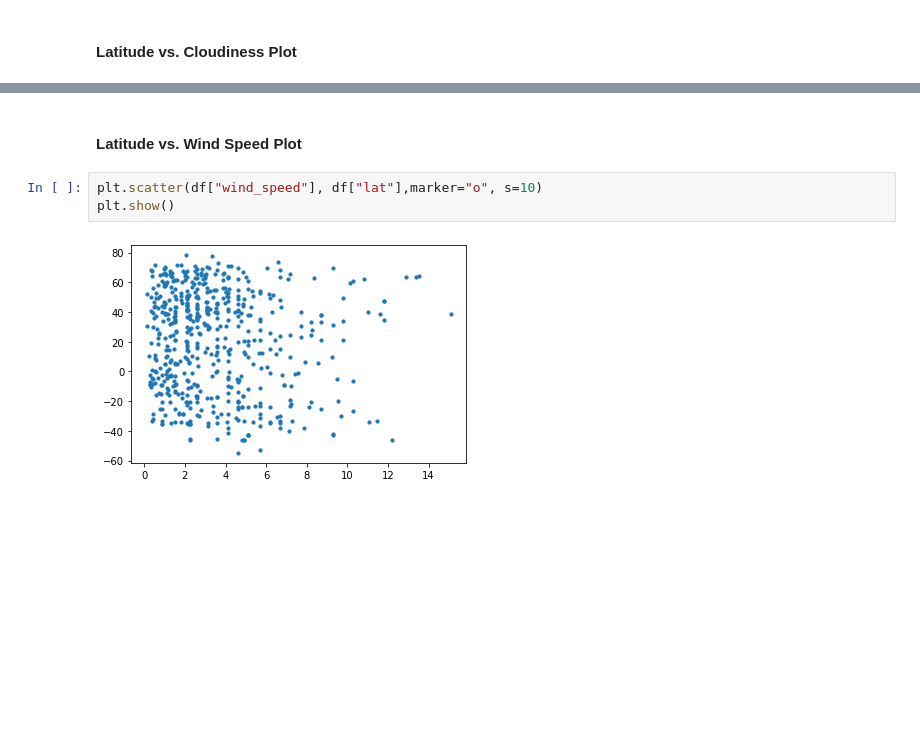
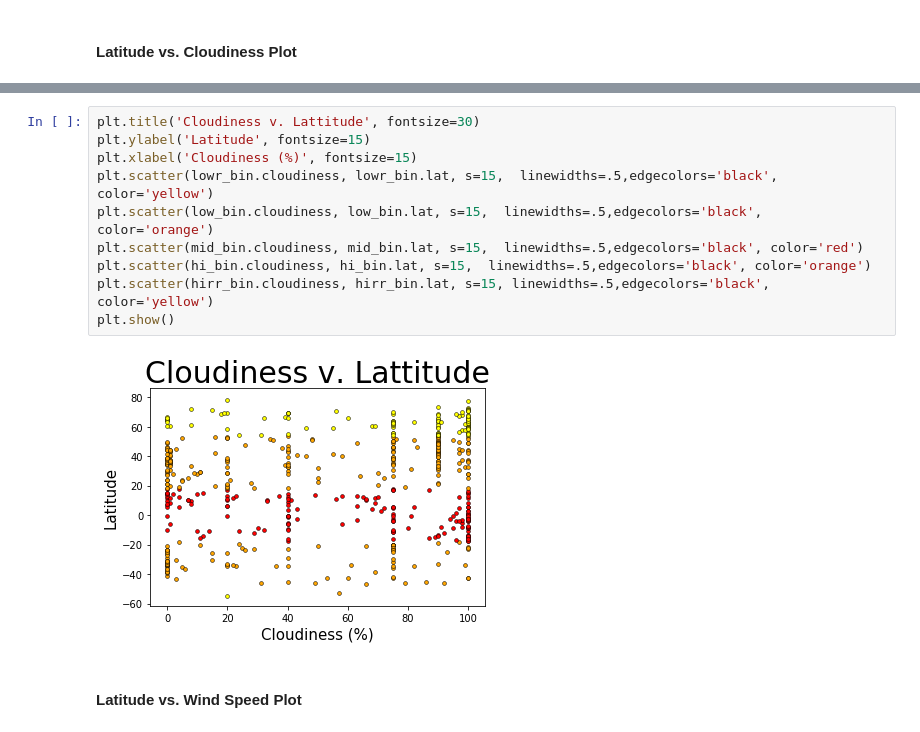
Before and after one commit to misinglink/python_API_challenge, a Jupyter notebook: WeatherPy.ipynb, the cells around one changed output, grey strips where cells are left out. Saved outputs shown, nothing was run; the diff lists cells and outputs as text; blank space fills up the shorter version.

```diff
--- a/WeatherPy.ipynb
+++ b/WeatherPy.ipynb
@@ -185,7 +182,14 @@ plt.show()
+# %%
+plt.title('Cloudiness v. Lattitude', fontsize=30)
+plt.ylabel('Latitude', fontsize=15)
+plt.xlabel('Cloudiness (%)', fontsize=15)
+plt.scatter(lowr_bin.cloudiness, lowr_bin.lat, s=15,  linewidths=.5,edgecolors='black', color='yellow')
+plt.scatter(low_bin.cloudiness, low_bin.lat, s=15,  linewidths=.5,edgecolors='black', color='orange')
+plt.scatter(mid_bin.cloudiness, mid_bin.lat, s=15,  linewidths=.5,edgecolors='black', color='red')
+plt.scatter(hi_bin.cloudiness, hi_bin.lat, s=15,  linewidths=.5,edgecolors='black', color='orange')
+plt.scatter(hirr_bin.cloudiness, hirr_bin.lat, s=15, linewidths=.5,edgecolors='black', color='yellow')
+plt.show()
+# %% [output]
+[figure, added]
 # %% [markdown]
 #### Latitude vs. Wind Speed Plot
-# %%
-plt.scatter(df["wind_speed"], df["lat"],marker="o", s=10)
-plt.show()
-# %% [output]
-[figure, removed]
```
Also changed, not shown: parts of 15 cells of this notebook, 2 other files.
